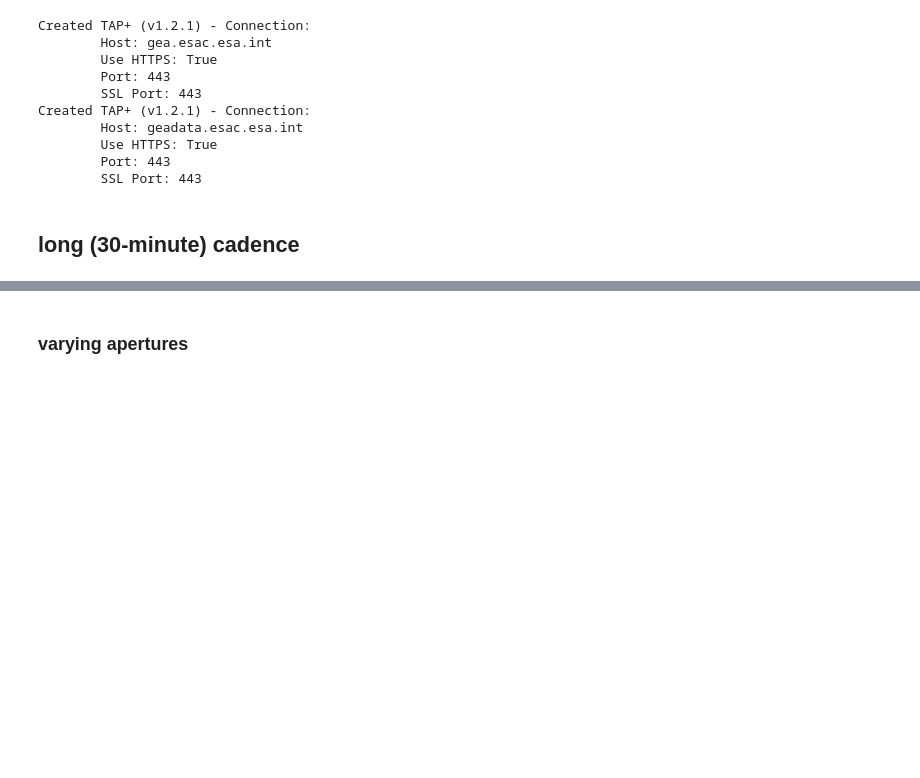
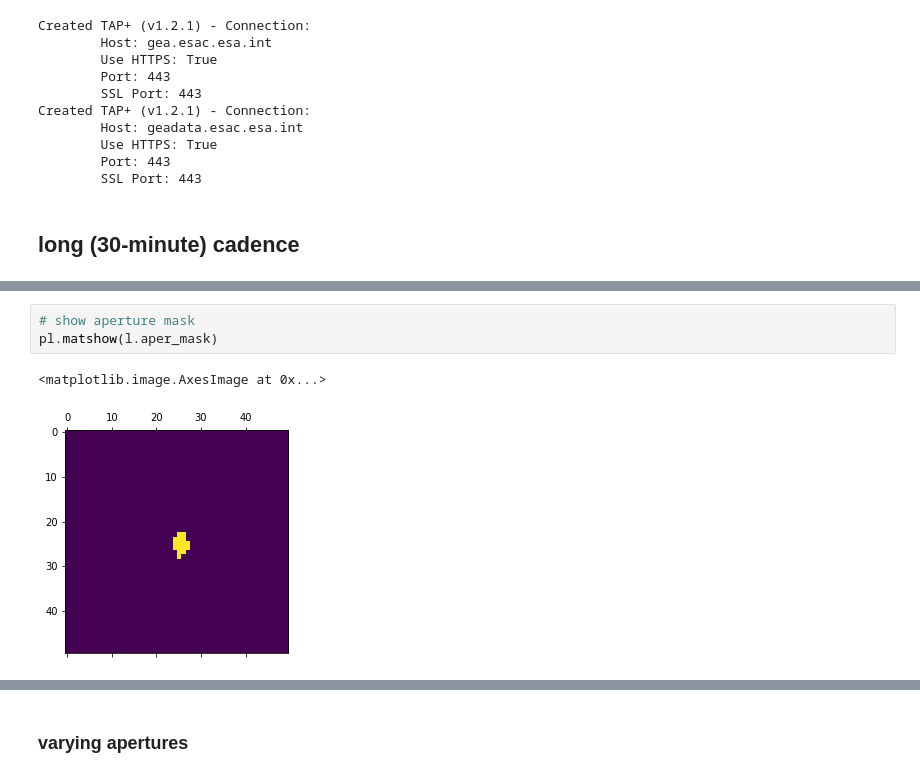
Before and after one commit to jpdeleon/chronos, a Jupyter notebook: notebooks/examples-lightcurves.ipynb, the cells around one changed output, grey strips where cells are left out. Drawn from its saved outputs; the diff is of its cells as text; blank space fills up the shorter version.

```diff
--- a/notebooks/examples-lightcurves.ipynb
+++ b/notebooks/examples-lightcurves.ipynb
@@ -51,0 +36,6 @@ pl.matshow(aper_mask)
+# %%
+# show aperture mask
+pl.matshow(l.aper_mask)
+# %% [output]
+<matplotlib.image.AxesImage at 0x...>
+[figure, added]
```
Also changed, not shown: parts of 27 cells of this notebook, 11 other files.
